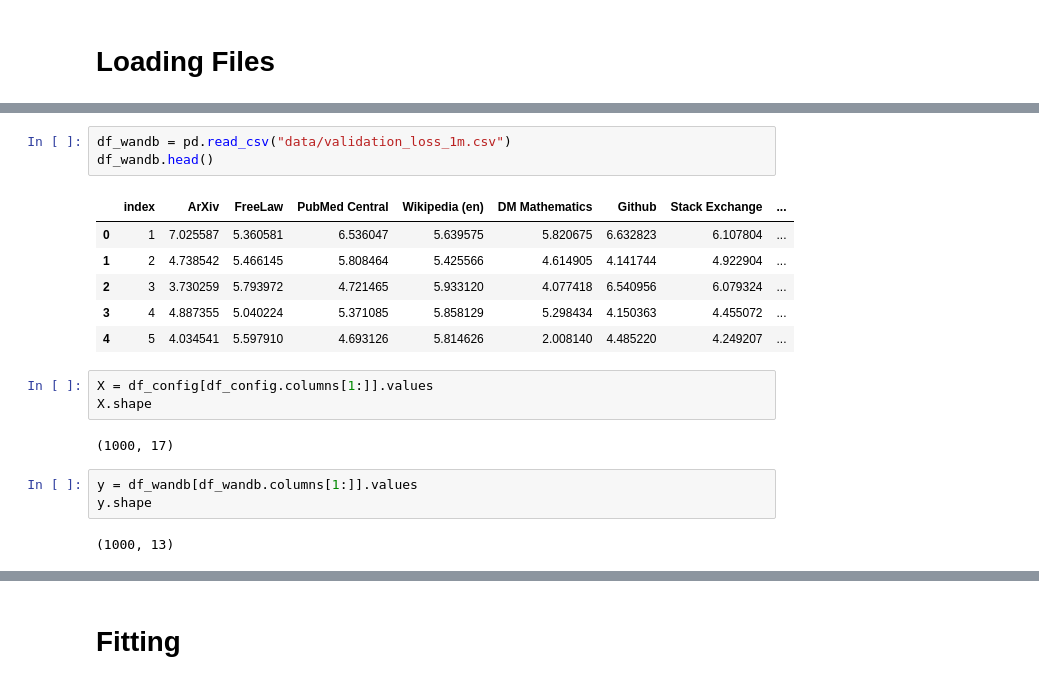
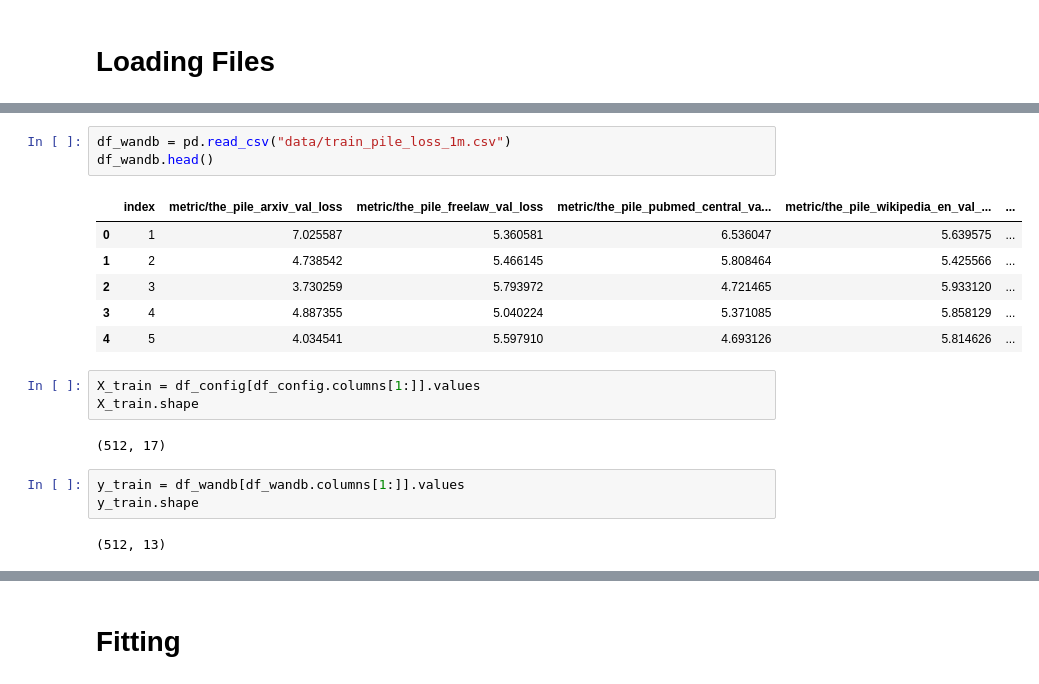
Before and after one commit to sail-sg/regmix, a Jupyter notebook: regression_fitting/regression.ipynb, the cells around one changed output, grey strips where cells are left out. Cells and saved outputs as stored; diff of their text form.

```diff
--- a/regression_fitting/regression.ipynb
+++ b/regression_fitting/regression.ipynb
@@ -34,20 +34,20 @@ df_config.head()
 # %%
-df_wandb = pd.read_csv("data/validation_loss_1m.csv")
+df_wandb = pd.read_csv("data/train_pile_loss_1m.csv")
 df_wandb.head()
 # %% [output]
-|  | index | ArXiv | FreeLaw | PubMed Central | Wikipedia (en) | DM Mathematics | Github | Stack Exchange | ... |
-| 0 | 1 | 7.025587 | 5.360581 | 6.536047 | 5.639575 | 5.820675 | 6.632823 | 6.107804 | ... |
-| 1 | 2 | 4.738542 | 5.466145 | 5.808464 | 5.425566 | 4.614905 | 4.141744 | 4.922904 | ... |
-| 2 | 3 | 3.730259 | 5.793972 | 4.721465 | 5.933120 | 4.077418 | 6.540956 | 6.079324 | ... |
-| 3 | 4 | 4.887355 | 5.040224 | 5.371085 | 5.858129 | 5.298434 | 4.150363 | 4.455072 | ... |
-| 4 | 5 | 4.034541 | 5.597910 | 4.693126 | 5.814626 | 2.008140 | 4.485220 | 4.249207 | ... |
+|  | index | metric/the_pile_arxiv_val_loss | metric/the_pile_freelaw_val_loss | metric/the_pile_pubmed_central_va... | metric/the_pile_wikipedia_en_val_... | ... |
+| 0 | 1 | 7.025587 | 5.360581 | 6.536047 | 5.639575 | ... |
+| 1 | 2 | 4.738542 | 5.466145 | 5.808464 | 5.425566 | ... |
+| 2 | 3 | 3.730259 | 5.793972 | 4.721465 | 5.933120 | ... |
+| 3 | 4 | 4.887355 | 5.040224 | 5.371085 | 5.858129 | ... |
+| 4 | 5 | 4.034541 | 5.597910 | 4.693126 | 5.814626 | ... |
 # %%
-X = df_config[df_config.columns[1:]].values
-X.shape
+X_train = df_config[df_config.columns[1:]].values
+X_train.shape
 # %% [output]
-(1000, 17)
+(512, 17)
 # %%
-y = df_wandb[df_wandb.columns[1:]].values
-y.shape
+y_train = df_wandb[df_wandb.columns[1:]].values
+y_train.shape
 # %% [output]
-(1000, 13)
+(512, 13)
```
Also changed, not shown: parts of 13 cells of this notebook, 32 other files.
